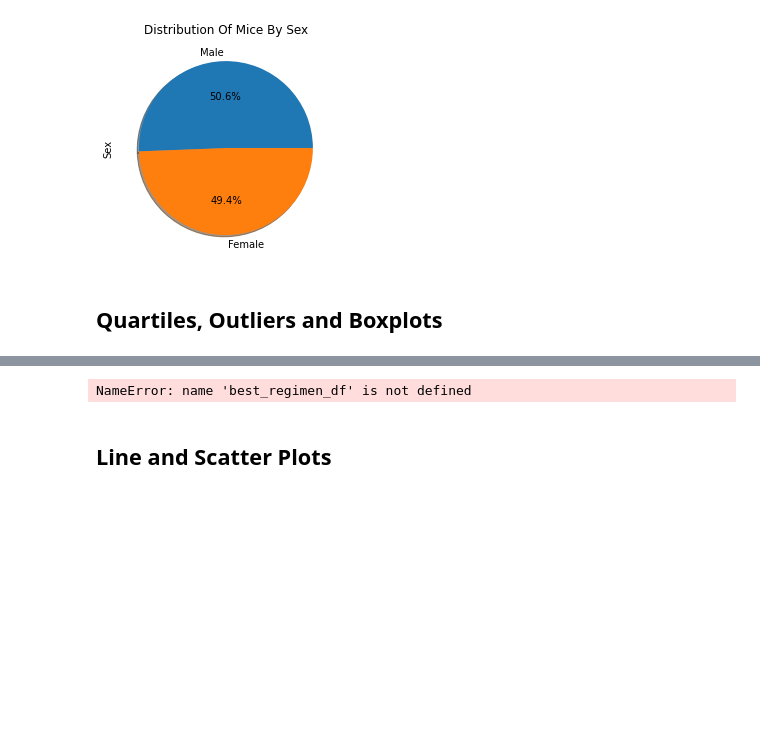
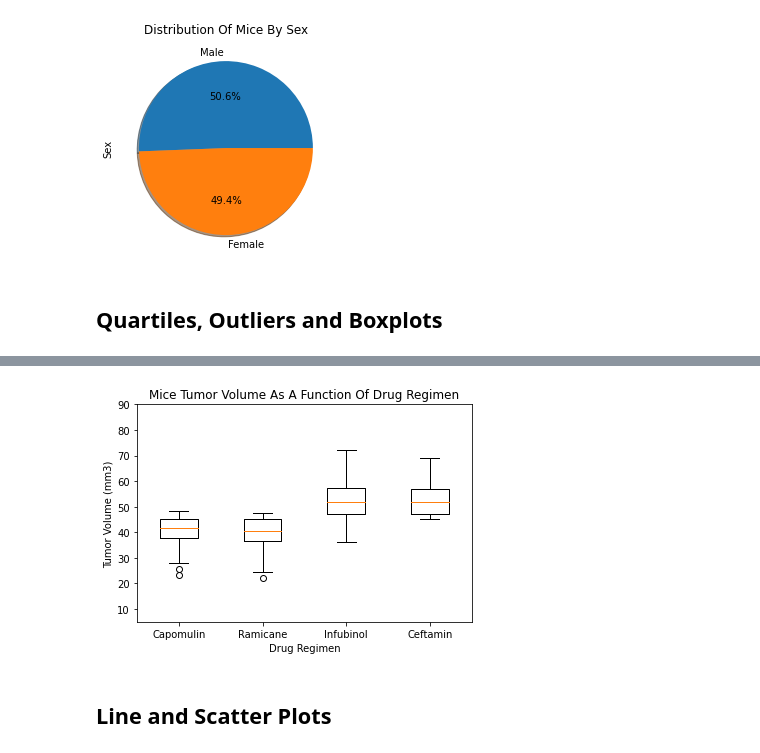
Before and after one commit to olivedisaster/matplotlibchallenge, a Jupyter notebook: Instructions/Pymaceuticals/pymaceuticals_starter.ipynb, the cells around one changed output, grey strips where cells are left out. Cells and saved outputs as stored; diff of their text form; code cells hidden in the pictures; blank space fills up the shorter version.

Commit message:
Finally finished

```diff
--- a/Instructions/Pymaceuticals/pymaceuticals_starter.ipynb
+++ b/Instructions/Pymaceuticals/pymaceuticals_starter.ipynb
@@ -328,4 +271,0 @@ tumor_data = []
-# %%
-best_regimen_df.groupby("Mouse ID")["Timepoint"].max()
-# %% [output]
-NameError: name 'best_regimen_df' is not defined
@@ -334,3 +272,34 @@ NameError: name 'best_regimen_df' is not defined
+# %%
+#Calculate the final tumor volume of each mouse across four of the most promising treatment regimens: Capomulin, Ramicane, Infubinol, and Ceftamin.
+#Calculate the quartiles and IQR and quantitatively determine if there
+#are any potential outliers across all four treatment regimens.
+
+#Group data by Drug Regimen and Mouse ID to capture Last Tumor Measurement
+best_regimen = duplicates_dropped_df[duplicates_dropped_df["Drug Regimen"].isin(["Ceftamin", "Capomulin", "Infubinol", "Ramicane"])]
+best_regimen = best_regimen.sort_values(["Timepoint"], ascending=True)
+#best_regimen.head()
+
+#Sort by getting the last (greatest) timepoint for each mouse
+best_regimen_max = best_regimen.groupby("Mouse ID")["Timepoint"].max()
+best_regimen_max.head()
+
+#Create list of the top 4 regimens
+top_4 = ["Capomulin", "Ramicane", "Infubinol","Ceftamin"]
+
+#Generate a four box plots showing the final tumor volume of each mouse as a function of the drug regimen
+final_vol_df = best_regimen.reset_index()
+tumor_vol = final_vol_df.groupby('Drug Regimen')['Tumor Volume (mm3)'].apply(list)
+tumor_vol_df = pd.DataFrame(tumor_lists)
+tumor_vol_df = tumor_vol_df.reindex(top_4)
+final_tumor_vol = [vol for vol in tumor_vol_df['Tumor Volume (mm3)']]
+plt.boxplot(final_tumor_vol, labels=top_4)
+plt.title("Mice Tumor Volume As A Function Of Drug Regimen")
+plt.ylabel("Tumor Volume (mm3)")
+plt.xlabel("Drug Regimen")
+plt.ylim(5, 90)
+plt.show()
+# %% [output]
+[figure, added]
 # %% [markdown]
 ## Line and Scatter Plots
 # %%
```
Also changed, not shown: parts of 8 cells of this notebook.
